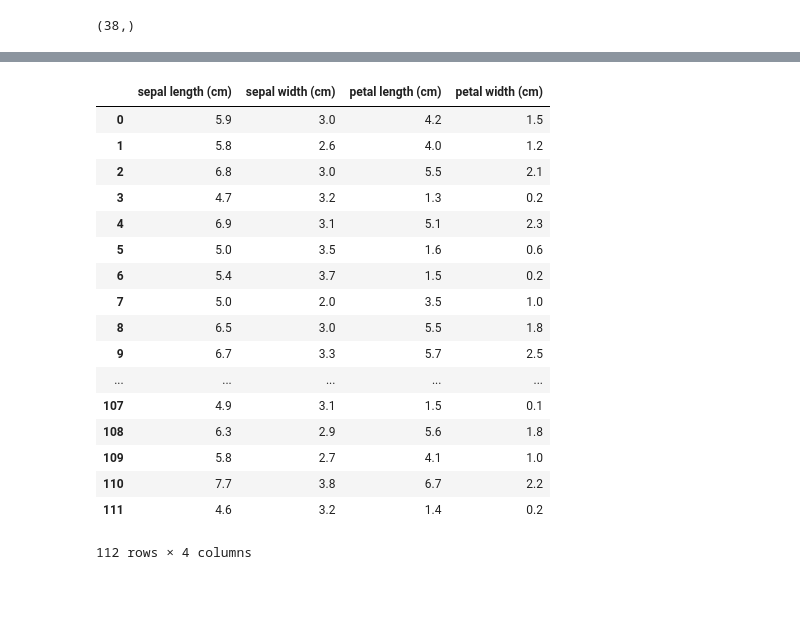
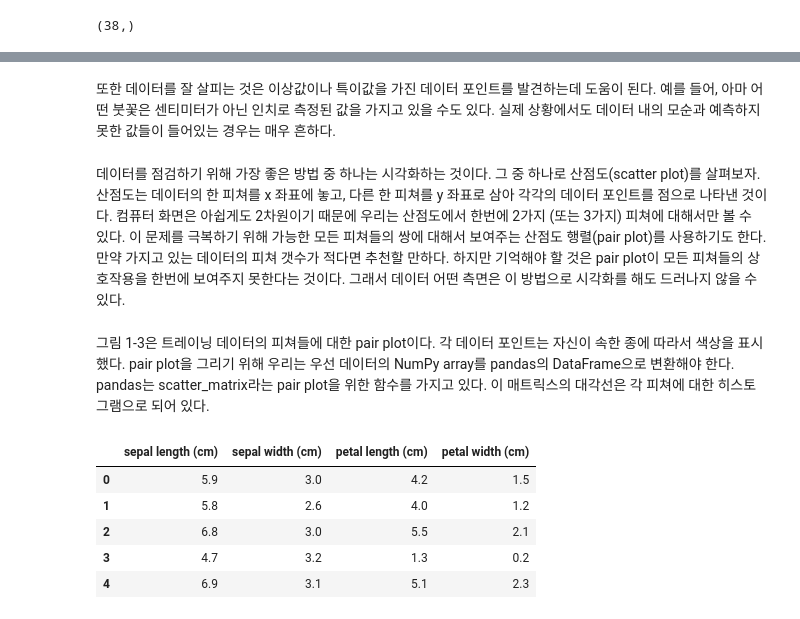
Before and after one commit to woosa7/PythonDataAnalytics, a Jupyter notebook: ML_Python/ML_1_2_IrisClassification.ipynb, the cells around one changed output, grey strips where cells are left out. Saved outputs shown, nothing was run; the diff lists cells and outputs as text; code cells hidden in the pictures; blank space fills up the shorter version.

```diff
--- a/ML_Python/ML_1_2_IrisClassification.ipynb
+++ b/ML_Python/ML_1_2_IrisClassification.ipynb
@@ -110,4 +127,3 @@ array([0, 0, 0, 0, 0, 0, 0, 0, 0, 0, 0, 0, 0, 0, 0, 0, 0, 0, 0, 0, 0, 0, 0,
 # %%
-from sklearn.model_selection import train_test_split
-x_train, x_test, y_train, y_test = train_test_split(
-    iris_dataset['data'], iris_dataset['target'], random_state=0)
+X_train, X_test, y_train, y_test = train_test_split(iris_dataset['data'],
+                                                    iris_dataset['target'], random_state=0)
@@ -132,0 +156,6 @@ y_test.shape
+# %% [markdown]
+또한 데이터를 잘 살피는 것은 이상값이나 특이값을 가진 데이터 포인트를 발견하는데 도움이 된다. 예를 들어, 아마 어떤 붓꽃은 센티미터가 아닌 인치로 측정된 값을 가지고 있을 수도 있다. 실제 상황에서도 데이터 내의 모순과 예측하지 못한 값들이 들어있는 경우는 매우 흔하다.
+# %% [markdown]
+데이터를 점검하기 위해 가장 좋은 방법 중 하나는 시각화하는 것이다. 그 중 하나로 산점도(scatter plot)를 살펴보자. 산점도는 데이터의 한 피쳐를 x 좌표에 놓고, 다른 한 피쳐를 y 좌표로 삼아 각각의 데이터 포인트를 점으로 나타낸 것이다. 컴퓨터 화면은 아쉽게도 2차원이기 때문에 우리는 산점도에서 한번에 2가지 (또는 3가지) 피쳐에 대해서만 볼 수 있다. 이 문제를 극복하기 위해 가능한 모든 피쳐들의 쌍에 대해서 보여주는 산점도 행렬(pair plot)를 사용하기도 한다. 만약 가지고 있는 데이터의 피쳐 갯수가 적다면 추천할 만하다. 하지만 기억해야 할 것은 pair plot이 모든 피쳐들의 상호작용을 한번에 보여주지 못한다는 것이다. 그래서 데이터 어떤 측면은 이 방법으로 시각화를 해도 드러나지 않을 수 있다.
+# %% [markdown]
+그림 1-3은 트레이닝 데이터의 피쳐들에 대한 pair plot이다. 각 데이터 포인트는 자신이 속한 종에 따라서 색상을 표시했다. pair plot을 그리기 위해 우리는 우선 데이터의 NumPy array를 pandas의 DataFrame으로 변환해야 한다. pandas는 scatter_matrix라는 pair plot을 위한 함수를 가지고 있다. 이 매트릭스의 대각선은 각 피쳐에 대한 히스토그램으로 되어 있다.
@@ -133,23 +165,11 @@ y_test.shape
 # %%
-iris_dataframe = pd.DataFrame(x_train, columns=iris_dataset.feature_names)
+iris_dataframe = pd.DataFrame(X_train, columns=iris_dataset.feature_names)
 # %%
-iris_dataframe
+iris_dataframe.head()
 # %% [output]
 |  | sepal length (cm) | sepal width (cm) | petal length (cm) | petal width (cm) |
 | 0 | 5.9 | 3.0 | 4.2 | 1.5 |
 | 1 | 5.8 | 2.6 | 4.0 | 1.2 |
 | 2 | 6.8 | 3.0 | 5.5 | 2.1 |
 | 3 | 4.7 | 3.2 | 1.3 | 0.2 |
 | 4 | 6.9 | 3.1 | 5.1 | 2.3 |
-| 5 | 5.0 | 3.5 | 1.6 | 0.6 |
-| 6 | 5.4 | 3.7 | 1.5 | 0.2 |
-| 7 | 5.0 | 2.0 | 3.5 | 1.0 |
-| 8 | 6.5 | 3.0 | 5.5 | 1.8 |
-| 9 | 6.7 | 3.3 | 5.7 | 2.5 |
-| ... | ... | ... | ... | ... |
-| 107 | 4.9 | 3.1 | 1.5 | 0.1 |
-| 108 | 6.3 | 2.9 | 5.6 | 1.8 |
-| 109 | 5.8 | 2.7 | 4.1 | 1.0 |
-| 110 | 7.7 | 3.8 | 6.7 | 2.2 |
-| 111 | 4.6 | 3.2 | 1.4 | 0.2 |
-112 rows × 4 columns
```
Also changed, not shown: parts of 51 cells of this notebook.
